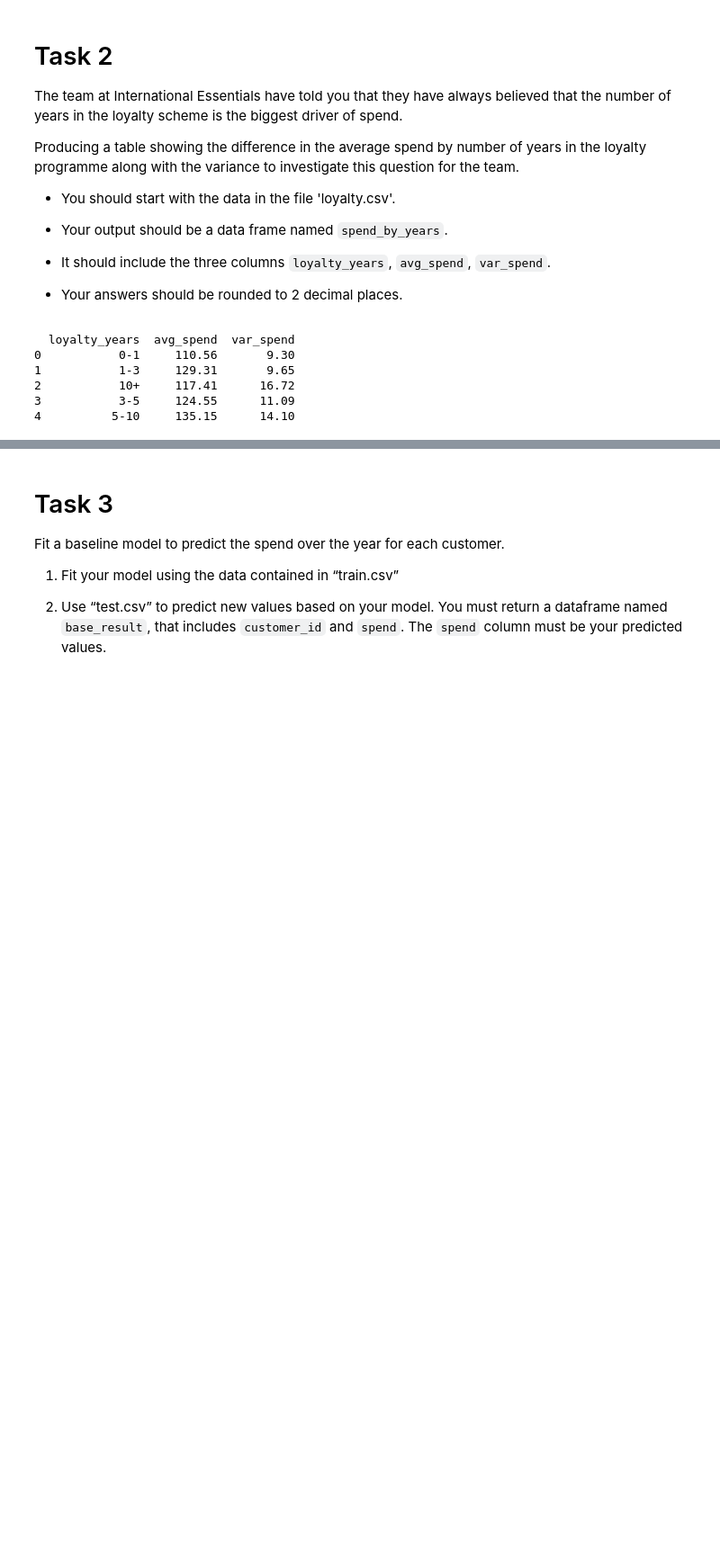
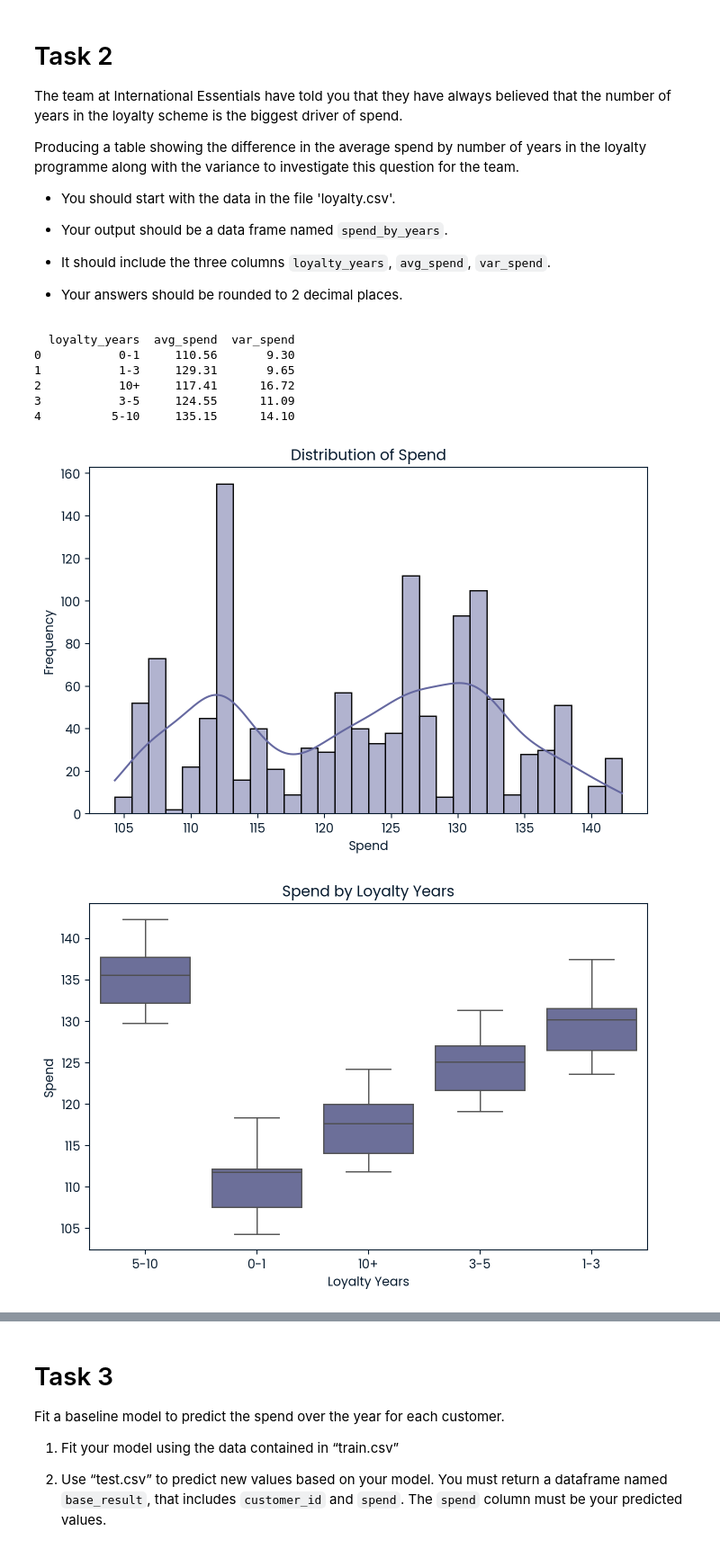
Before and after one commit to talelboussetta/supermarket-loyalty-prediction, a Jupyter notebook: notebook.ipynb, the cells around one changed output, grey strips where cells are left out. Shown at 90% size. Cells and saved outputs as stored; diff of their text form; code cells hidden in the pictures; blank space fills up the shorter version.

Commit message:
Add files via upload
"Added new notebook with plots and saved plot images"

```diff
--- a/notebook.ipynb
+++ b/notebook.ipynb
@@ -152,20 +152,50 @@ Producing a table showing the difference in the average spend by number of years
 # %%
 # Use this cell to write your code for Task 2
 spend_by_years = df.groupby('loyalty_years')['spend'].agg(
     avg_spend='mean',
     var_spend='var'
 ).reset_index()
 
 # Round the results to 2 decimal places
 spend_by_years['avg_spend'] = spend_by_years['avg_spend'].round(2)
 spend_by_years['var_spend'] = spend_by_years['var_spend'].round(2)
 
 # Display the resulting DataFrame
 print(spend_by_years)
+
+import matplotlib.pyplot as plt
+import seaborn as sns
+
+plt.figure(figsize=(8, 5))
+sns.histplot(df['spend'], bins=30, kde=True)
+plt.title('Distribution of Spend')
+plt.xlabel('Spend')
+plt.ylabel('Frequency')
+plt.show()
+plt.savefig('spend_vs_frequency.png')  # Saves the plot to the local file system
+plt.close()  #
+#############
+plt.figure(figsize=(8, 5))
+sns.boxplot(x='loyalty_years', y='spend', data=df)
+plt.title('Spend by Loyalty Years')
+plt.xlabel('Loyalty Years')
+plt.ylabel('Spend')
+plt.show()
+plt.savefig('loyalty_years_vs_spend.png')  # Saves the plot to the local file system
+plt.close()  #
+##########
+plt.figure(figsize=(10, 6))
+sns.heatmap(df.corr(), annot=True, fmt='.2f', cmap='coolwarm')
+plt.title('Correlation Matrix')
+plt.show()
+plt.savefig('correlation.png')  # Saves the plot to the local file system
+plt.close()  #
 # %% [output]
   loyalty_years  avg_spend  var_spend
 0           0-1     110.56       9.30
 1           1-3     129.31       9.65
 2           10+     117.41      16.72
 3           3-5     124.55      11.09
 4          5-10     135.15      14.10
+[figure, added]
+[figure, added]
```
Also changed, not shown: parts of 3 cells of this notebook.
